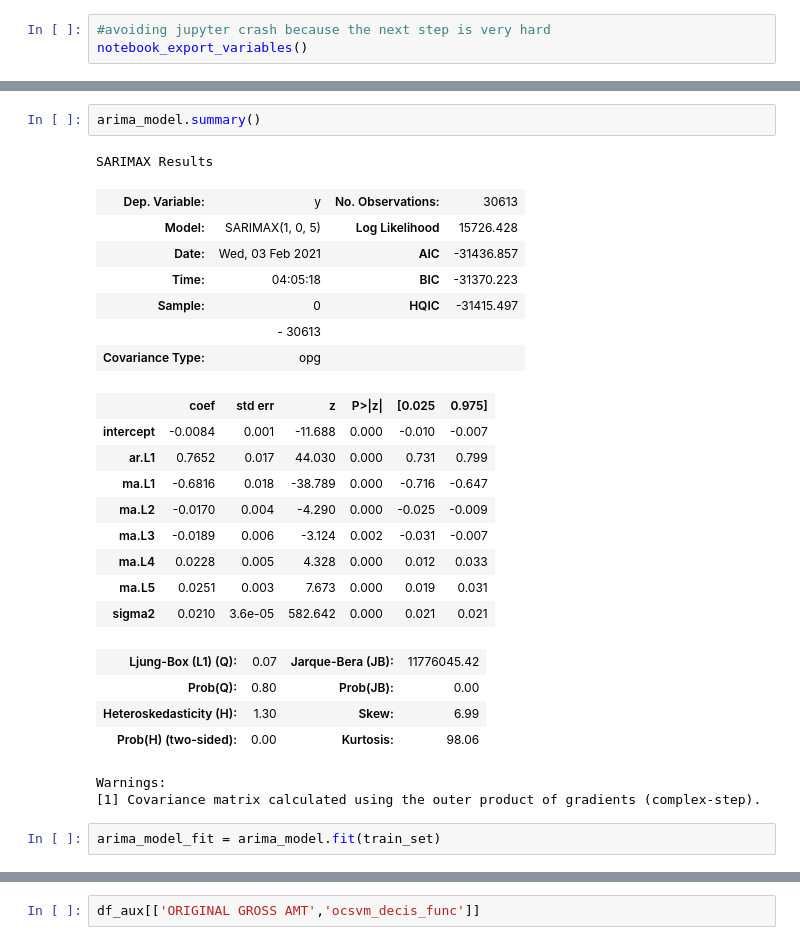
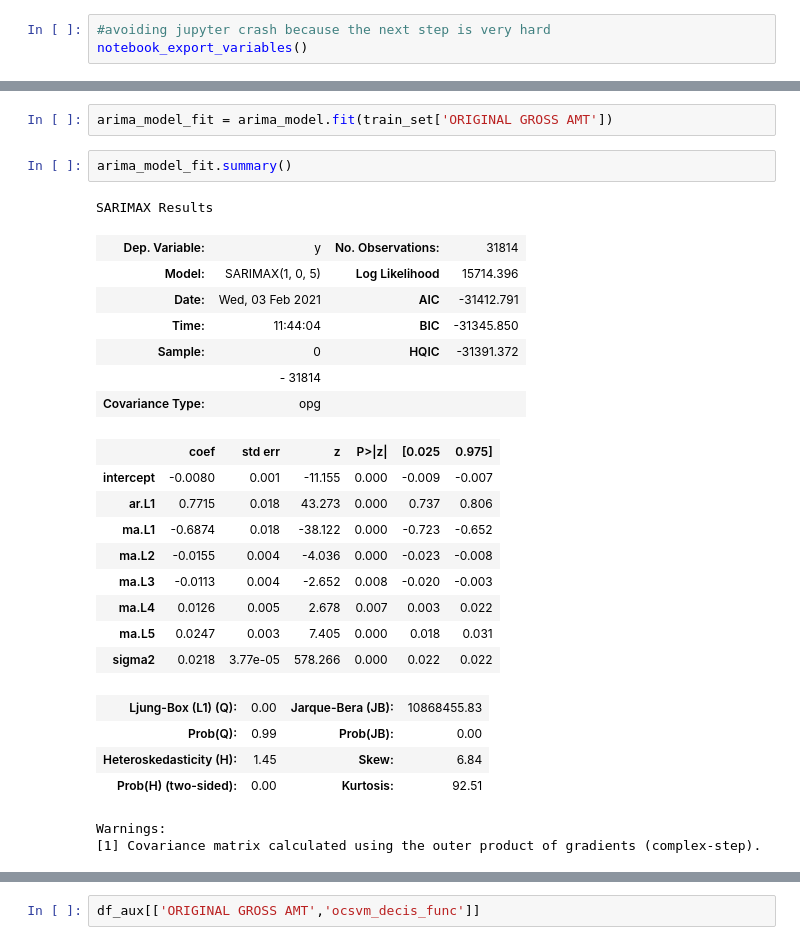
Before and after one commit to ddlandim/DS-BirminghamCardTransactions, a Jupyter notebook: notebooks/BirminghamCC_PurchaseCardTransactions.ipynb, the cells around one changed output, grey strips where cells are left out. Saved outputs shown, nothing was run; the diff lists cells and outputs as text.

```diff
--- a/notebooks/BirminghamCC_PurchaseCardTransactions.ipynb
+++ b/notebooks/BirminghamCC_PurchaseCardTransactions.ipynb
@@ -1290,28 +1290,28 @@ Total fit time: 1530.852 seconds
+# %%
+arima_model_fit = arima_model.fit(train_set['ORIGINAL GROSS AMT'])
 # %%
-arima_model.summary()
+arima_model_fit.summary()
 # %% [output]
 SARIMAX Results
-| Dep. Variable: | y | No. Observations: | 30613 |
-| Model: | SARIMAX(1, 0, 5) | Log Likelihood | 15726.428 |
-| Date: | Wed, 03 Feb 2021 | AIC | -31436.857 |
-| Time: | 04:05:18 | BIC | -31370.223 |
-| Sample: | 0 | HQIC | -31415.497 |
-|  | - 30613 |  |  |
+| Dep. Variable: | y | No. Observations: | 31814 |
+| Model: | SARIMAX(1, 0, 5) | Log Likelihood | 15714.396 |
+| Date: | Wed, 03 Feb 2021 | AIC | -31412.791 |
+| Time: | 11:44:04 | BIC | -31345.850 |
+| Sample: | 0 | HQIC | -31391.372 |
+|  | - 31814 |  |  |
 | Covariance Type: | opg |  |  |
 |  | coef | std err | z | P>|z| | [0.025 | 0.975] |
-| intercept | -0.0084 | 0.001 | -11.688 | 0.000 | -0.010 | -0.007 |
-| ar.L1 | 0.7652 | 0.017 | 44.030 | 0.000 | 0.731 | 0.799 |
-| ma.L1 | -0.6816 | 0.018 | -38.789 | 0.000 | -0.716 | -0.647 |
-| ma.L2 | -0.0170 | 0.004 | -4.290 | 0.000 | -0.025 | -0.009 |
-| ma.L3 | -0.0189 | 0.006 | -3.124 | 0.002 | -0.031 | -0.007 |
-| ma.L4 | 0.0228 | 0.005 | 4.328 | 0.000 | 0.012 | 0.033 |
-| ma.L5 | 0.0251 | 0.003 | 7.673 | 0.000 | 0.019 | 0.031 |
-| sigma2 | 0.0210 | 3.6e-05 | 582.642 | 0.000 | 0.021 | 0.021 |
+| intercept | -0.0080 | 0.001 | -11.155 | 0.000 | -0.009 | -0.007 |
+| ar.L1 | 0.7715 | 0.018 | 43.273 | 0.000 | 0.737 | 0.806 |
+| ma.L1 | -0.6874 | 0.018 | -38.122 | 0.000 | -0.723 | -0.652 |
+| ma.L2 | -0.0155 | 0.004 | -4.036 | 0.000 | -0.023 | -0.008 |
+| ma.L3 | -0.0113 | 0.004 | -2.652 | 0.008 | -0.020 | -0.003 |
+| ma.L4 | 0.0126 | 0.005 | 2.678 | 0.007 | 0.003 | 0.022 |
+| ma.L5 | 0.0247 | 0.003 | 7.405 | 0.000 | 0.018 | 0.031 |
+| sigma2 | 0.0218 | 3.77e-05 | 578.266 | 0.000 | 0.022 | 0.022 |
-| Ljung-Box (L1) (Q): | 0.07 | Jarque-Bera (JB): | 11776045.42 |
-| Prob(Q): | 0.80 | Prob(JB): | 0.00 |
-| Heteroskedasticity (H): | 1.30 | Skew: | 6.99 |
-| Prob(H) (two-sided): | 0.00 | Kurtosis: | 98.06 |
+| Ljung-Box (L1) (Q): | 0.00 | Jarque-Bera (JB): | 10868455.83 |
+| Prob(Q): | 0.99 | Prob(JB): | 0.00 |
+| Heteroskedasticity (H): | 1.45 | Skew: | 6.84 |
+| Prob(H) (two-sided): | 0.00 | Kurtosis: | 92.51 |
 Warnings:
 [1] Covariance matrix calculated using the outer product of gradients (complex-step).
-# %%
-arima_model_fit = arima_model.fit(train_set)
```
Also changed, not shown: parts of 9 cells of this notebook.
